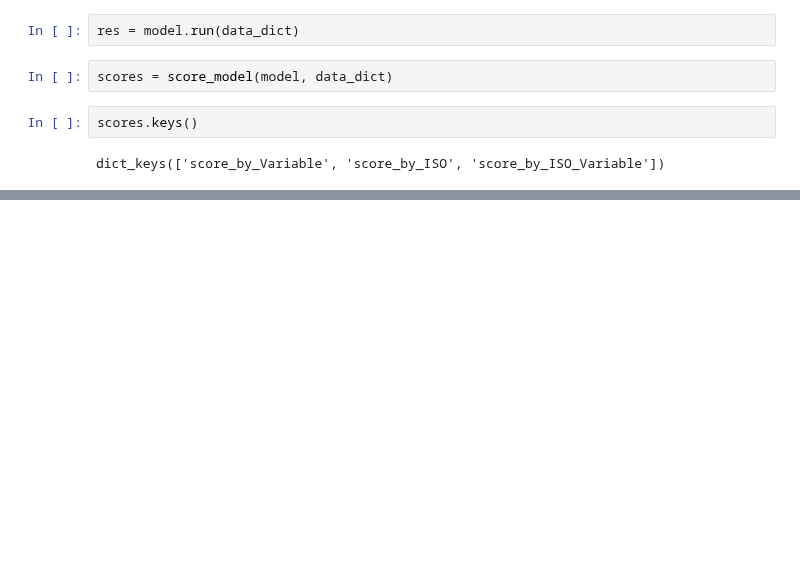
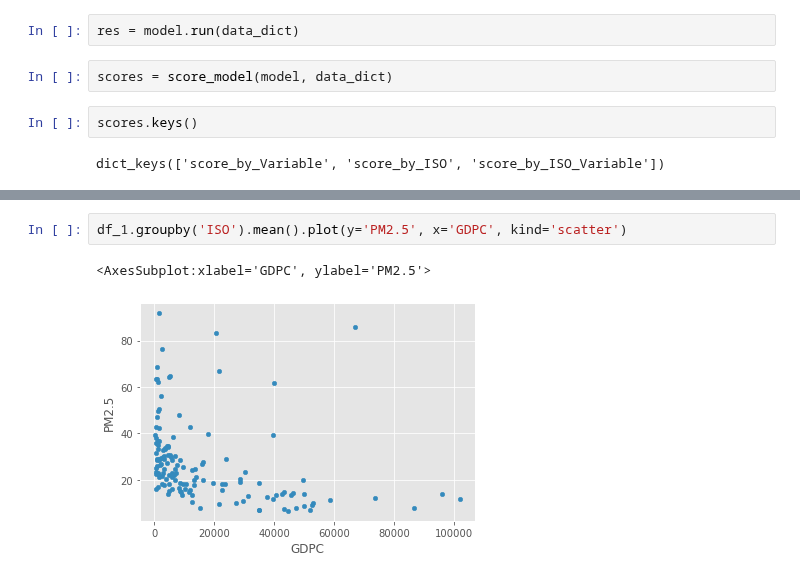
Before and after one commit to simonzabrocki/GraphModels, a Jupyter notebook: notebooks/VEH_development.ipynb, the cells around one changed output, grey strips where cells are left out. Cells and saved outputs as stored; diff of their text form; blank space fills up the shorter version.

```diff
--- a/notebooks/VEH_development.ipynb
+++ b/notebooks/VEH_development.ipynb
@@ -109,0 +188,5 @@ scores['score_by_Variable']
+# %%
+df_1.groupby('ISO').mean().plot(y='PM2.5', x='GDPC', kind='scatter')
+# %% [output]
+<AxesSubplot:xlabel='GDPC', ylabel='PM2.5'>
+[figure, added]
```
Also changed, not shown: parts of 25 cells of this notebook, 20 other files.
